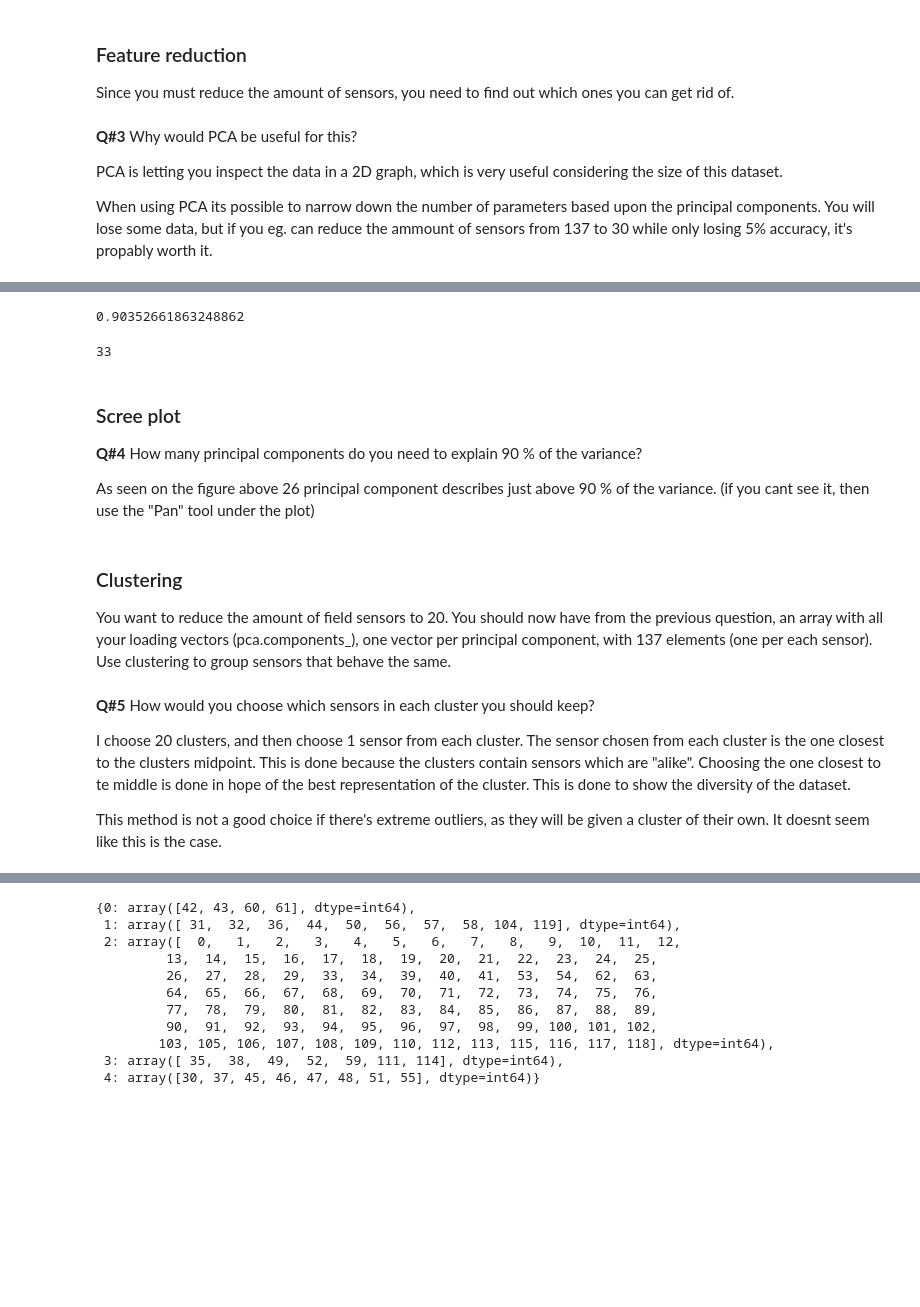
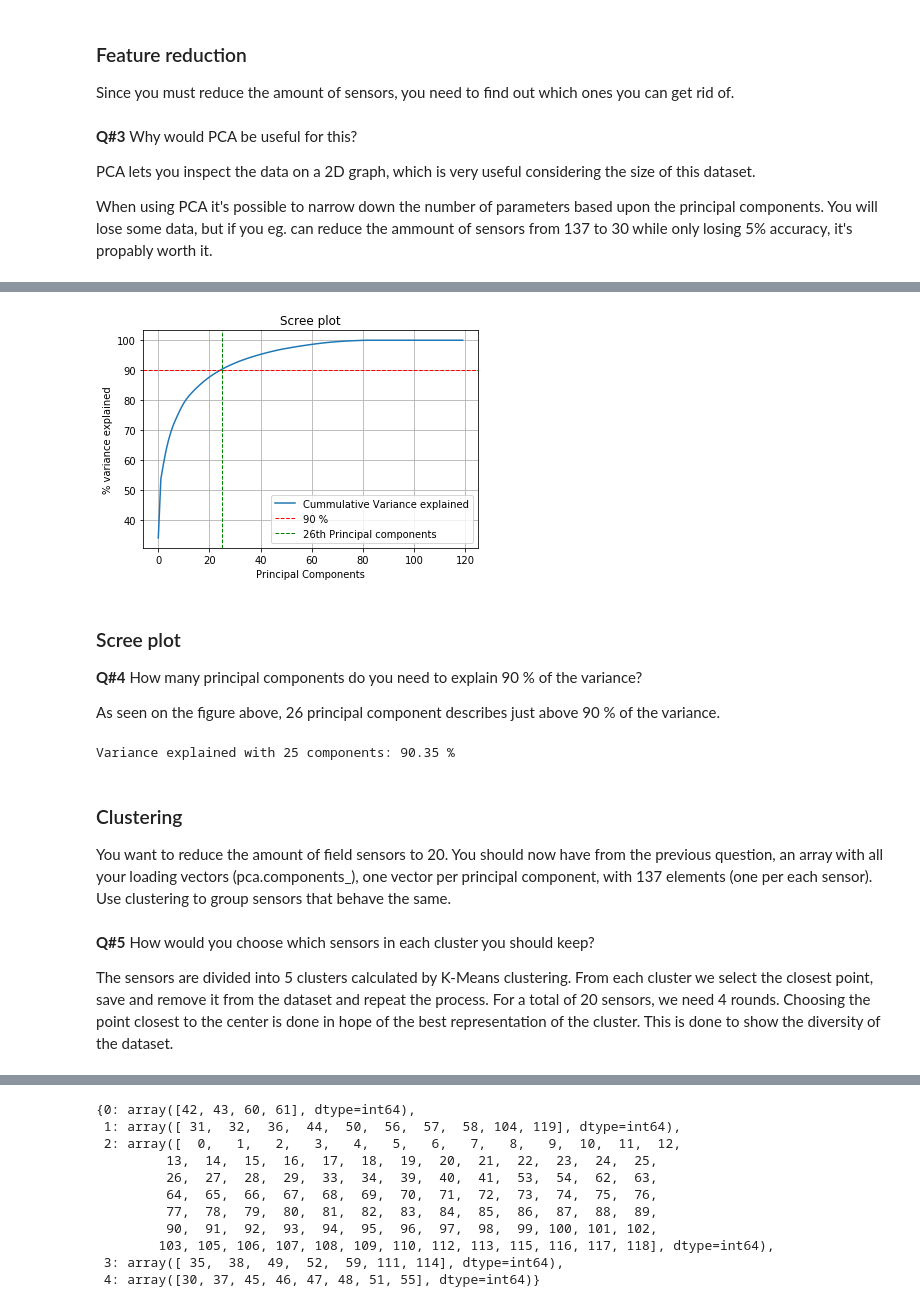
Before and after one commit to pmierzwa/intelligentSystemsDeliverable3, a Jupyter notebook: HI3_handl_and_expl.ipynb, the cells around one changed output, grey strips where cells are left out. Drawn from its saved outputs; the diff is of its cells as text; code cells hidden in the pictures; blank space fills up the shorter version.

```diff
--- a/HI3_handl_and_expl.ipynb
+++ b/HI3_handl_and_expl.ipynb
@@ -122,13 +99,13 @@ Since you must reduce the amount of sensors, you need to find out which ones you
 # %% [markdown]
 **Q#3** Why would PCA be useful for this?
 
-PCA is letting you inspect the data in a 2D graph, which is very useful considering the size of this dataset.
+PCA lets you inspect the data on a 2D graph, which is very useful considering the size of this dataset.
 
-When using PCA its possible to narrow down the number of parameters based upon the principal components. You will lose some data, but if you eg. can reduce the ammount of sensors from 137 to 30 while only losing 5% accuracy, it's propably worth it.
+When using PCA it's possible to narrow down the number of parameters based upon the principal components. You will lose some data, but if you eg. can reduce the ammount of sensors from 137 to 30 while only losing 5% accuracy, it's propably worth it.
 # %%
 from sklearn.decomposition import PCA
-data['noTime'] = data['noNaN'].drop('time',1) # remove timestamps
 
+data['noTime'] = data['noNaN'].drop('time',1)              # remove timestamps
 data['norm'] = (data['noTime'] - data['noTime'].mean()) / (data['noTime'].std())
 data['normNoNan'] = data['norm'].dropna(axis=1, how='all') #This removes columns where all numbers are NaN
 
@@ -137,13 +114,12 @@ pca.fit_transform(data['normNoNan'])
 
 cummulative_var = np.cumsum(pca.explained_variance_ratio_)
 
-
 plt.figure(5)
-plt.plot(cummulative_var*100, label = 'Cummulative Variance explained')
-plt.axhline(y=90, linewidth=1, color='r', linestyle='dashed', label = '90 %')
-plt.axvline(x=25, linewidth=1, color='g', linestyle='dashed', label = '26th Principal components')
+plt.plot(cummulative_var*100, label='Cummulative Variance explained')
+plt.axhline(y=90, linewidth=1, color='r', linestyle='dashed', label='90 %')
+plt.axvline(x=25, linewidth=1, color='g', linestyle='dashed', label='26th Principal components')
 plt.title("Scree plot")
-plt.ylabel("%")
+plt.ylabel("% variance explained")
 plt.xlabel("Principal Components")
 plt.legend()
 plt.grid()
@@ -154,24 +128,18 @@ plt.show()
+[figure, added]
-# %%
-cummulative_var[25]
-# %% [output]
-0.90352661863248862
-# %%
-33
-# %% [output]
-33
 # %% [markdown]
 ### Scree plot
 **Q#4** How many principal components do you need to explain 90 % of the variance?
 
-As seen on the figure above 26 principal component describes just above 90 % of the variance.
-(if you cant see it, then use the "Pan" tool under the plot)
+As seen on the figure above, 26 principal component describes just above 90 % of the variance.
+# %%
+print("Variance explained with 25 components: {0:.2f} %".format(cummulative_var[25]*100))
+# %% [output]
+Variance explained with 25 components: 90.35 %
 # %% [markdown]
 ### Clustering
 You want to reduce the amount of field sensors to 20. You should now have from the previous question, an array with all your loading vectors (pca.components\_), one vector per principal component, with 137 elements (one per each sensor). Use clustering to group sensors that behave the same.
 # %% [markdown]
 **Q#5** How would you choose which sensors in each cluster you should keep?
 
-I choose 20 clusters, and then choose 1 sensor from each cluster. The sensor chosen from each cluster is the one closest to the clusters midpoint. This is done because the clusters contain sensors which are "alike". Choosing the one closest to te middle is done in hope of the best representation of the cluster. This is done to show the diversity of the dataset.
-
-This method is not a good choice if there's extreme outliers, as they will be given a cluster of their own. It doesnt seem like this is the case.
+The sensors are divided into 5 clusters calculated by K-Means clustering. From each cluster we select the closest point, save and remove it from the dataset and repeat the process. For a total of 20 sensors, we need 4 rounds. Choosing the point closest to the center is done in hope of the best representation of the cluster. This is done to show the diversity of the dataset.
 # %%
```
Also changed, not shown: parts of 13 cells of this notebook, 3 other files.
